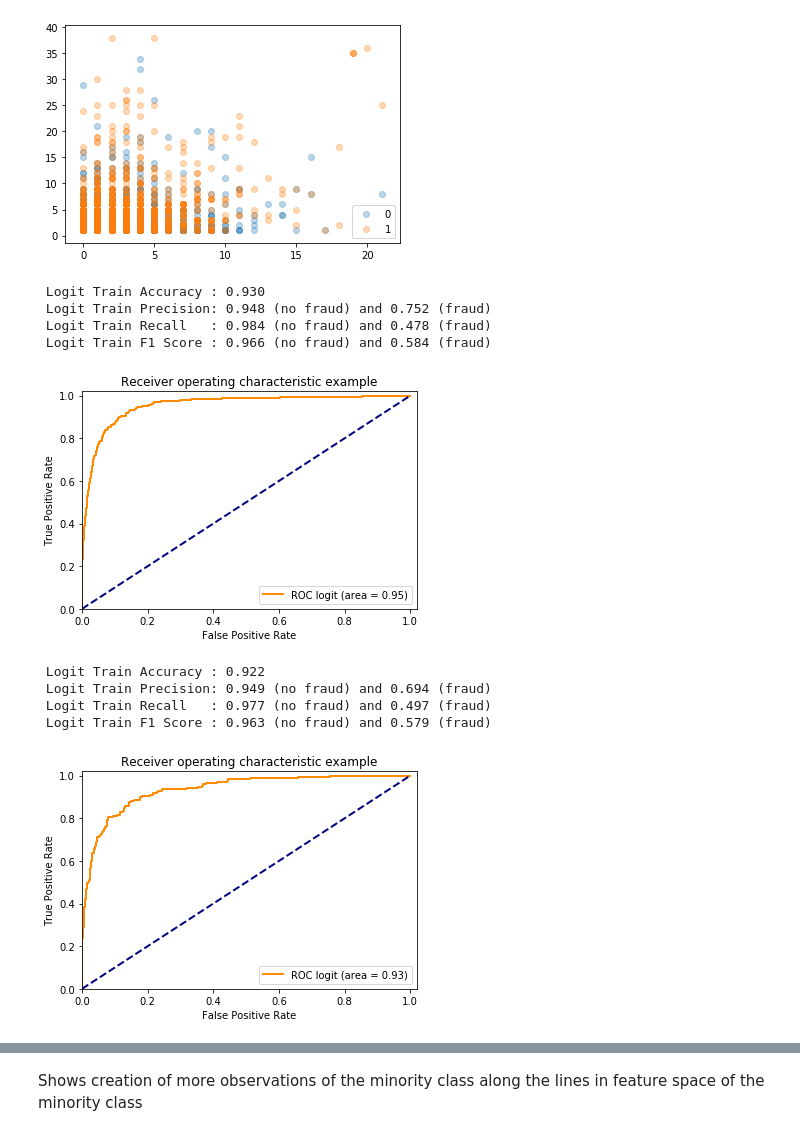
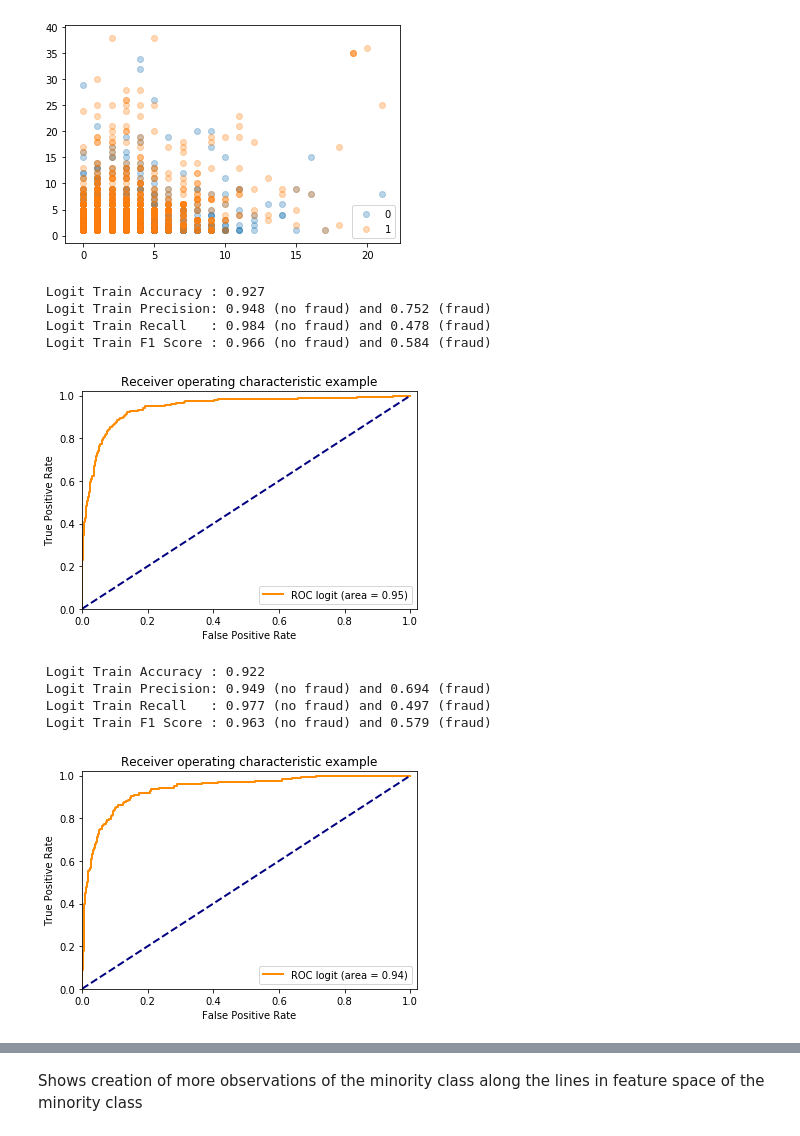
Before and after one commit to DebLeong/HealthCareCapstone, a Jupyter notebook: sam/Logistic Modeling.ipynb, the cells around one changed output, grey strips where cells are left out. Drawn from its saved outputs; the diff is of its cells as text; code cells hidden in the pictures.

```diff
--- a/sam/Logistic Modeling.ipynb
+++ b/sam/Logistic Modeling.ipynb
@@ -393,35 +393,35 @@ cv = RepeatedStratifiedKFold(n_splits = 10,
 
 
 logitcv_f1 = linear_model.LogisticRegressionCV(Cs = 20, # grid regularization
-                                               penalty='l1',
+                                               penalty='l2',
                                                scoring = 'f1_weighted',
                                                cv = cv,
                                                solver = 'liblinear',
                                                max_iter=1e5)
 
 # define pipeline
 over = SMOTE(sampling_strategy=0.2)
 under = RandomUnderSampler(sampling_strategy=0.5)
 steps = [('over', over), ('under', under), ('model', logitcv_f1)]
 pipeline = Pipeline(steps=steps)
 
 x_train, x_test, y_train, y_test = tts(x,y,
                                        test_size=1.0/3,
                                        random_state=0)
 
 pipeline.fit(x_train,y_train)
 
 logitMetrics(x_train,y_train, pipeline)
 
 logitMetrics(x_test,y_test, pipeline)
 # %% [output]
- Logit Train Accuracy : 0.930
+ Logit Train Accuracy : 0.927
  Logit Train Precision: 0.948 (no fraud) and 0.752 (fraud)
  Logit Train Recall   : 0.984 (no fraud) and 0.478 (fraud)
  Logit Train F1 Score : 0.966 (no fraud) and 0.584 (fraud)
-[figure, old version]
+[figure, new version]
  Logit Train Accuracy : 0.922
  Logit Train Precision: 0.949 (no fraud) and 0.694 (fraud)
  Logit Train Recall   : 0.977 (no fraud) and 0.497 (fraud)
  Logit Train F1 Score : 0.963 (no fraud) and 0.579 (fraud)
-[figure, old version]
+[figure, new version]
```
Also changed, not shown: parts of 1 cell of this notebook.
